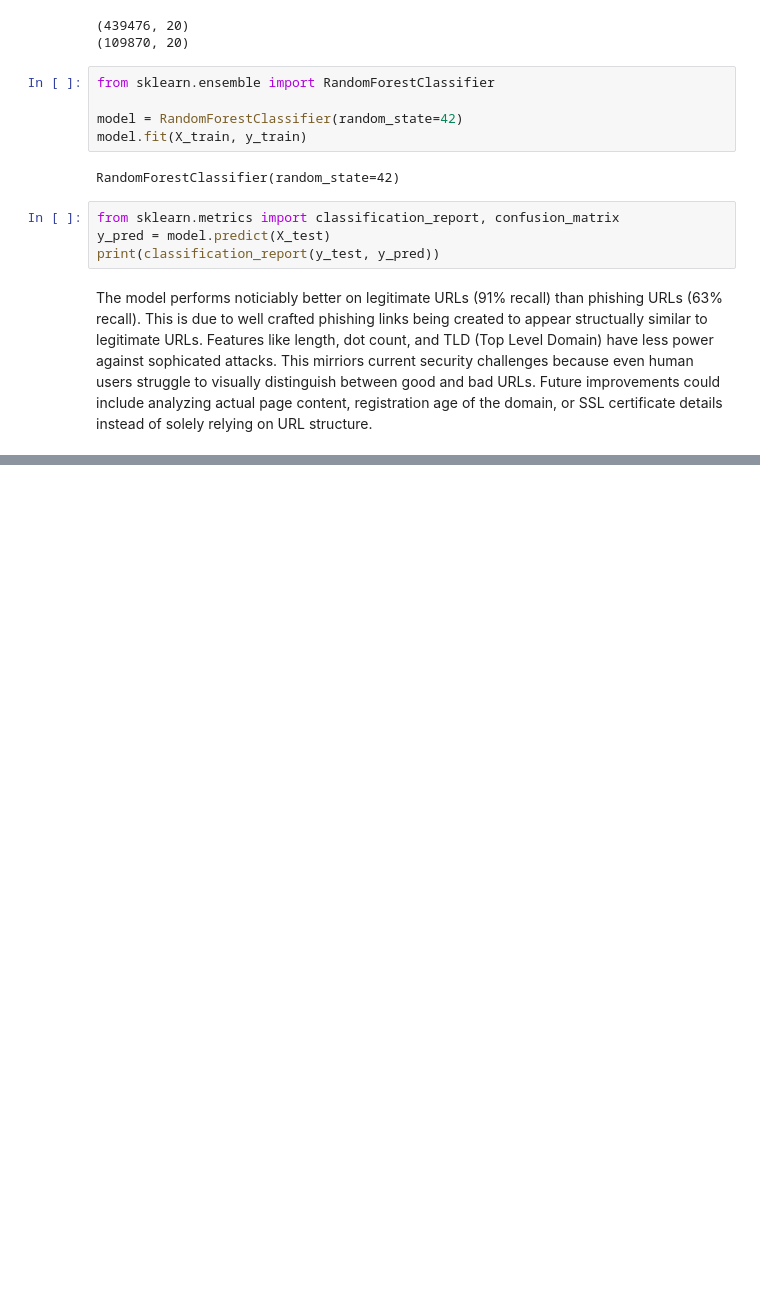
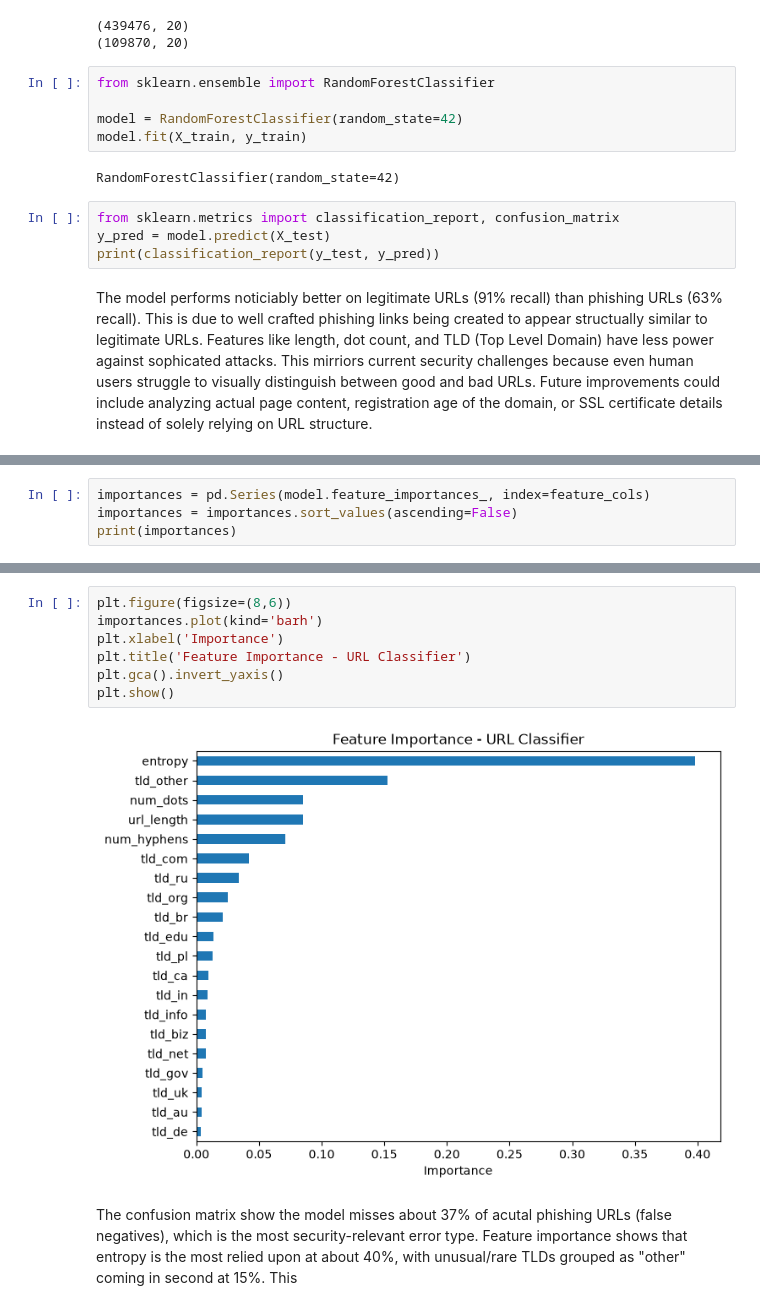
Before and after one commit to TylerFetterman/iot-threat-detector, a Jupyter notebook: 02_url_classifier.ipynb, the cells around one changed output, grey strips where cells are left out. Saved outputs shown, nothing was run; the diff lists cells and outputs as text; blank space fills up the shorter version.

```diff
--- a/02_url_classifier.ipynb
+++ b/02_url_classifier.ipynb
@@ -225,0 +243,4 @@ The model performs noticiably better on legitimate URLs (91% recall) than phishi
+# %%
+importances = pd.Series(model.feature_importances_, index=feature_cols)
+importances = importances.sort_values(ascending=False)
+print(importances)
@@ -225,0 +265,11 @@ The model performs noticiably better on legitimate URLs (91% recall) than phishi
+# %%
+plt.figure(figsize=(8,6))
+importances.plot(kind='barh')
+plt.xlabel('Importance')
+plt.title('Feature Importance - URL Classifier')
+plt.gca().invert_yaxis()
+plt.show()
+# %% [output]
+[figure, added]
+# %% [markdown]
+The confusion matrix show the model misses about 37% of acutal phishing URLs (false negatives), which is the most security-relevant error type. Feature importance shows that entropy is the most relied upon at about 40%, with unusual/rare TLDs grouped as "other" coming in second at 15%. This
```
Also changed, not shown: parts of 3 cells of this notebook.
